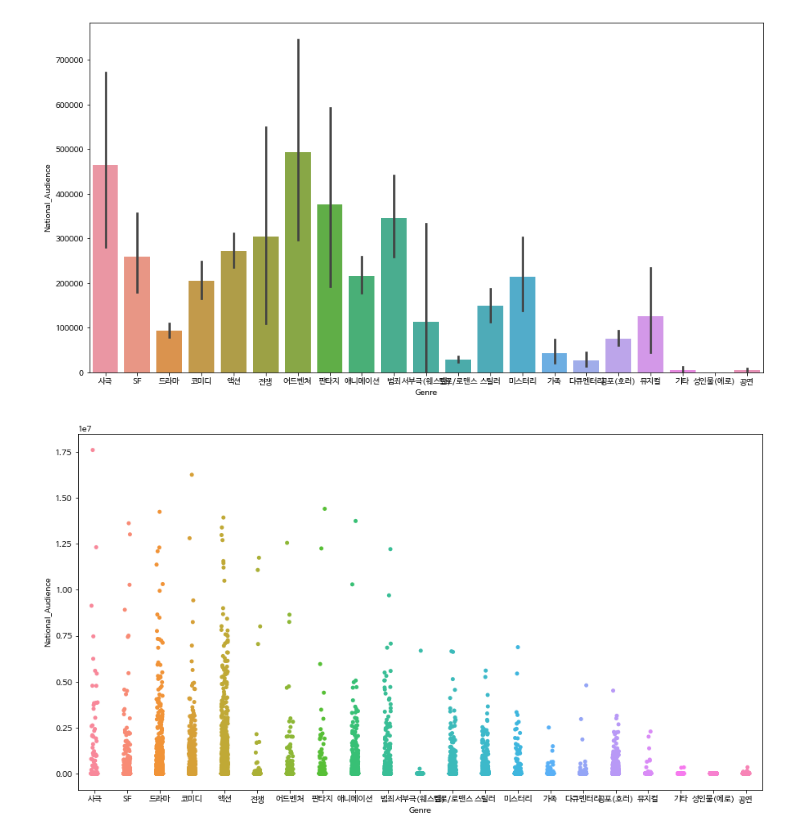
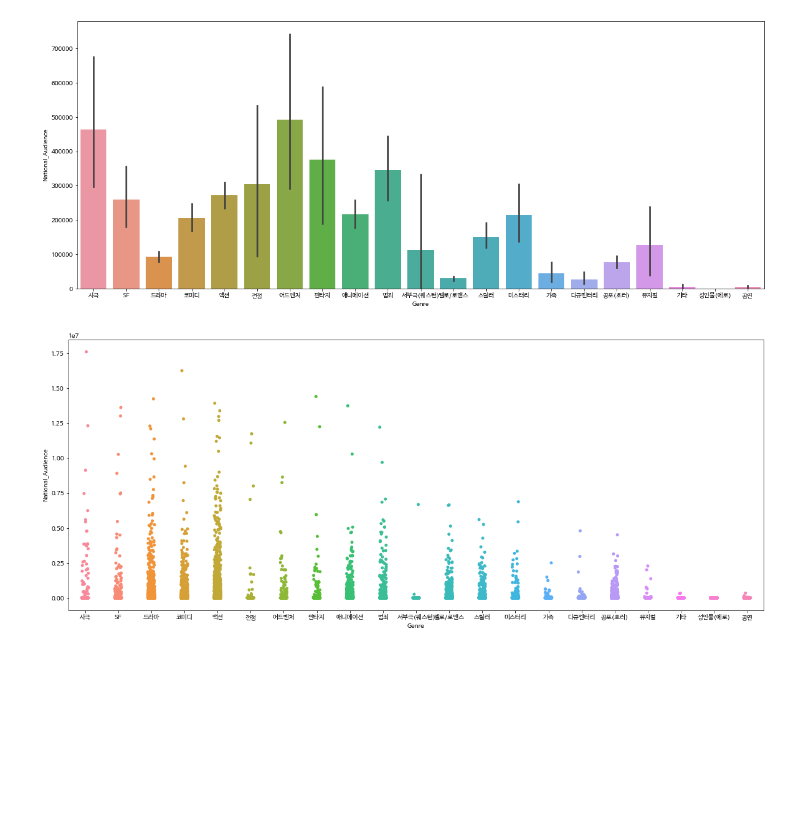
Before and after one commit to danielsun888/datathon, a Jupyter notebook: kyh.ipynb, the cells around one changed output. Drawn from its saved outputs; the diff is of its cells as text; code cells hidden in the pictures; blank space fills up the shorter version.

```diff
--- a/kyh.ipynb
+++ b/kyh.ipynb
@@ -30,0 +12,4 @@ Name: National_Audience, Length: 26197, dtype: int64
+# %%
+# Describe Data
+data = pd.read_csv('KOBIS.csv')
+data.head()
@@ -31,14 +34,14 @@ Name: National_Audience, Length: 26197, dtype: int64
 # %%
 # Audience by genre in every 5~10 years
-fig, ax = plt.subplots(figsize=(15, 8))
+fig, ax = plt.subplots(figsize=(20, 8))
 fig = sns.barplot(x=data['Genre'], y=data['National_Audience'])
 plt.show()
 # %% [output]
-[figure, old version]
+[figure, new version]
 # %%
 # Audience by genre in every 5~10 years
-fig, ax = plt.subplots(figsize=(15, 8))
+fig, ax = plt.subplots(figsize=(20, 8))
 fig = sns.stripplot(x=data['Genre'], y=data['National_Audience'])
 plt.show()
 # %% [output]
-[figure, old version]
+[figure, new version]
```
Also changed, not shown: parts of 3 cells of this notebook.
